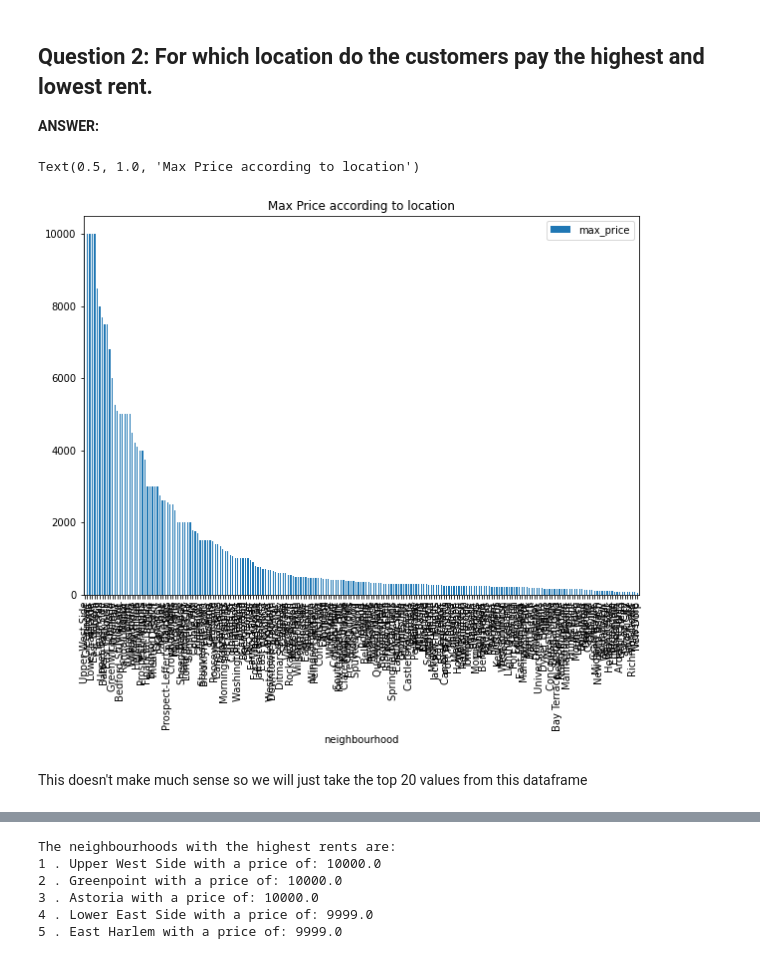
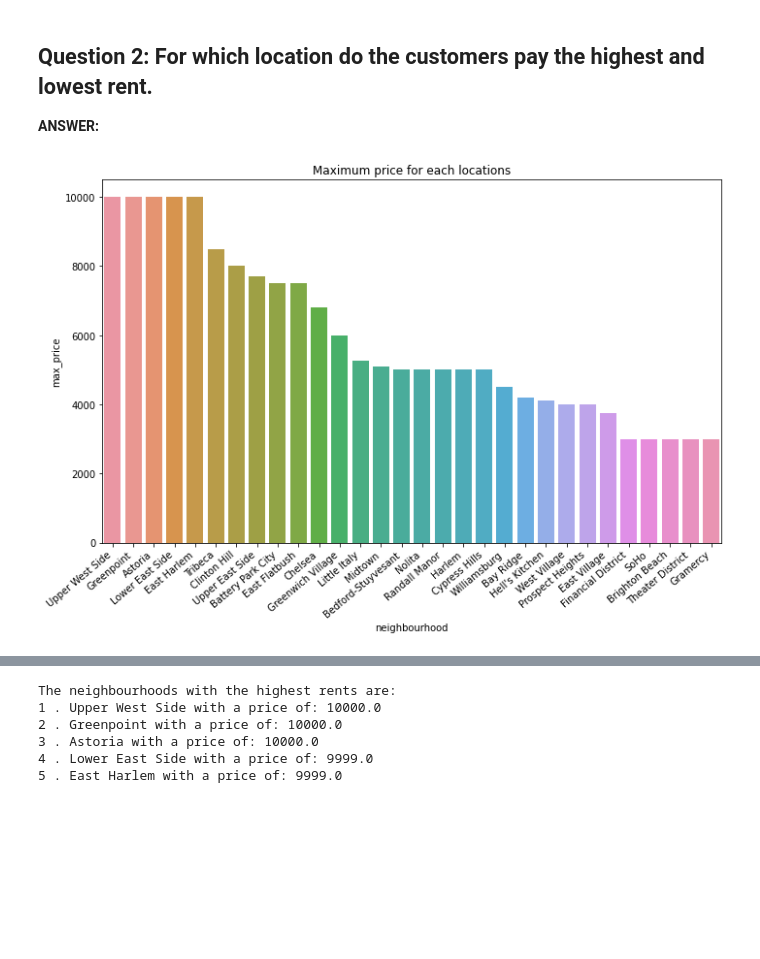
Before and after one commit to Syed-Adnan-S/Airbnb-Bookings-Analysis-Capstone-Project., a Jupyter notebook: Airbnb_Bookings_Analysis_Capstone_Project.ipynb, the cells around one changed output, grey strips where cells are left out. Saved outputs shown, nothing was run; the diff lists cells and outputs as text; code cells hidden in the pictures; blank space fills up the shorter version.

```diff
--- a/Airbnb_Bookings_Analysis_Capstone_Project.ipynb
+++ b/Airbnb_Bookings_Analysis_Capstone_Project.ipynb
@@ -355,12 +363,13 @@ Another important thing to note is that all of these hosts have private rooms as
 
 <b>ANSWER:</b>
 # %%
-#Obtaining a dataframe that shows us the maximum price for each location.
-max_price_per_location = airbnb_df.groupby('neighbourhood')['price'].max().reset_index().sort_values(['price'],ascending=False).rename(columns={'price':'max_price'})
-max_price_per_location.plot(x='neighbourhood',y='max_price',kind='bar')
-plt.title("Max Price according to location")
+#Obtaining a dataframe that shows us the maximum price for each location.(Top 30 with highest price)
+max_price_per_location = airbnb_df.groupby('neighbourhood')['price'].max().reset_index().sort_values(['price'],ascending=False).rename(columns={'price':'max_price'}).head(30)
+plt.figure(figsize=(10,7))
+ax = sns.barplot(data=max_price_per_location,x='neighbourhood',y='max_price')
+ax.set_xticklabels(ax.get_xticklabels(), rotation=40, ha="right")
+plt.title("Maximum price for each locations")
+plt.tight_layout()
+plt.show()
 # %% [output]
-Text(0.5, 1.0, 'Max Price according to location')
-[figure, old version]
+[figure, new version]
-# %% [markdown]
-This doesn't make much sense so we will just take the top 20 values from this dataframe
```
Also changed, not shown: parts of 28 cells of this notebook.
